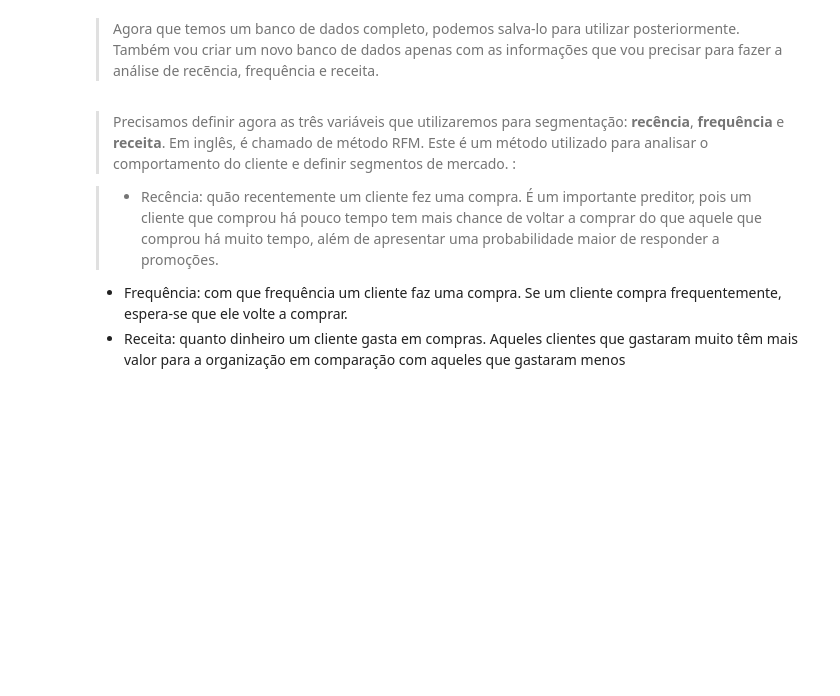
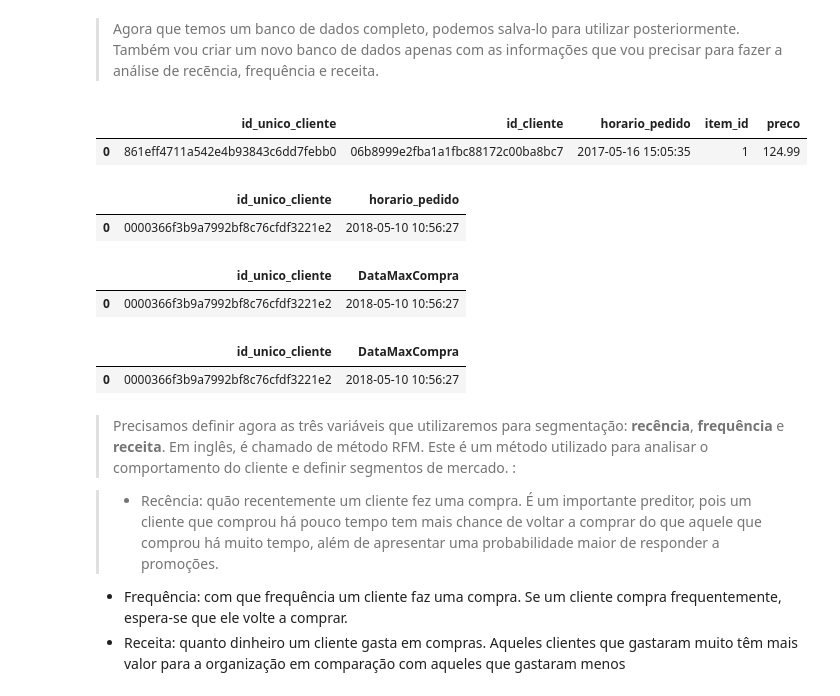
Before and after one commit to carlaolivei/Client-Segmentation, a Jupyter notebook: Clusterizacao-Segmentos.ipynb, the cells around one changed output. Cells and saved outputs as stored; diff of their text form; code cells hidden in the pictures; blank space fills up the shorter version.

```diff
--- a/Clusterizacao-Segmentos.ipynb
+++ b/Clusterizacao-Segmentos.ipynb
@@ -80,11 +83,28 @@ plot_perc('pagamento_tipo',df)
 > Agora que temos um banco de dados completo, podemos salva-lo para utilizar posteriormente. Também vou criar um novo banco de dados apenas com as informações que vou precisar para fazer a análise de recẽncia, frequência e receita.
 # %%
 df_olist = df[['id_unico_cliente', 'id_cliente', 'horario_pedido', 'item_id', 'preco']]
+df_olist.head(1)
+# %% [output]
+|  | id_unico_cliente | id_cliente | horario_pedido | item_id | preco |
+| 0 | 861eff4711a542e4b93843c6dd7febb0 | 06b8999e2fba1a1fbc88172c00ba8bc7 | 2017-05-16 15:05:35 | 1 | 124.99 |
 # %%
 df_compra = df.groupby('id_unico_cliente').horario_pedido.max().reset_index()
-df_compra.columns = ['id_unico_cliente', 'DataMaxCompra']
+df_compra.head(1)
+# %% [output]
+|  | id_unico_cliente | horario_pedido |
+| 0 | 0000366f3b9a7992bf8c76cfdf3221e2 | 2018-05-10 10:56:27 |
+# %%
+df_compra.columns = ['id_unico_cliente', 'DataMaxCompra']
+df_compra.head(1)
+# %% [output]
+|  | id_unico_cliente | DataMaxCompra |
+| 0 | 0000366f3b9a7992bf8c76cfdf3221e2 | 2018-05-10 10:56:27 |
 # %%
 df_compra['DataMaxCompra']= pd.to_datetime(df_compra['DataMaxCompra'])
+df_compra.head(1)
+# %% [output]
+|  | id_unico_cliente | DataMaxCompra |
+| 0 | 0000366f3b9a7992bf8c76cfdf3221e2 | 2018-05-10 10:56:27 |
 # %% [markdown]
 > Precisamos definir agora as três variáveis que utilizaremos para segmentação: **recência**, **frequência** e **receita**. Em inglês, é chamado de método RFM. Este é um método utilizado para analisar o comportamento do cliente e definir segmentos de mercado. :
 
```
Also changed, not shown: parts of 11 cells of this notebook.
